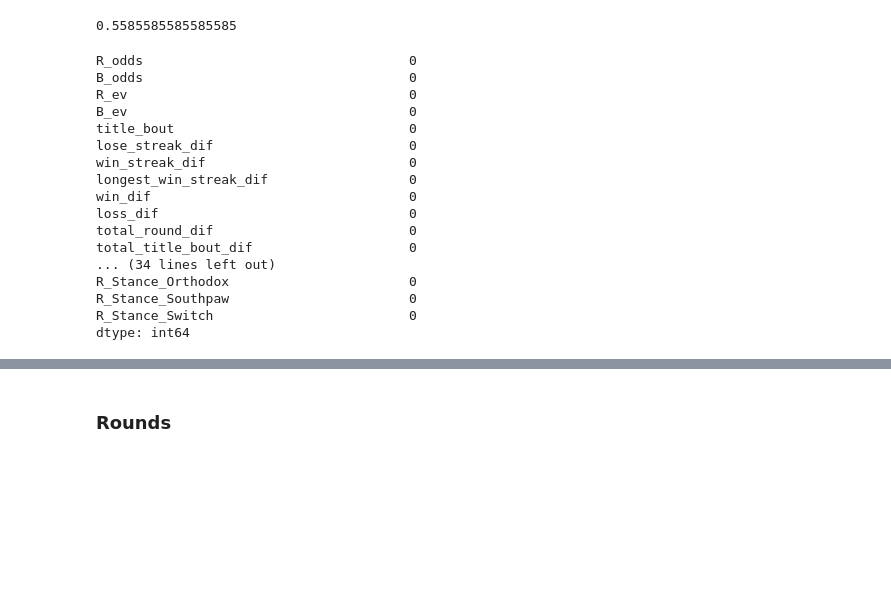
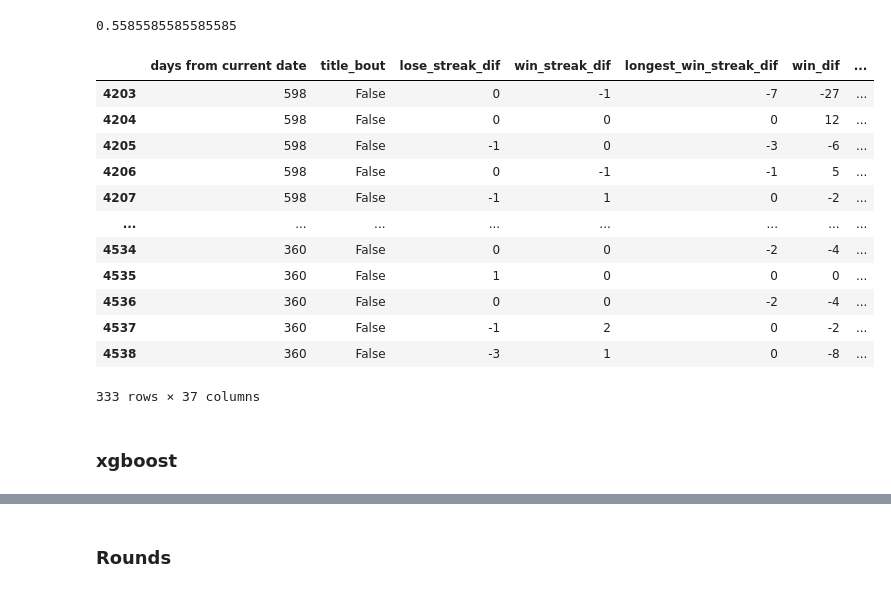
Before and after one commit to LazarAdamovic/UFC-fight-predictor, a Jupyter notebook: Attempt_2/models.ipynb, the cells around one changed output, grey strips where cells are left out. Drawn from its saved outputs; the diff is of its cells as text; code cells hidden in the pictures; blank space fills up the shorter version.

```diff
--- a/Attempt_2/models.ipynb
+++ b/Attempt_2/models.ipynb
@@ -223,25 +223,23 @@ Pipeline(steps=[('standardscaler', StandardScaler()),
 pipe.score(n_predictor_test, target_test['Winner_Red'])
 # %% [output]
 0.5585585585585585
-# %%
-f_predictor_train.isnull().sum()
-# %% [output]
-R_odds                                  0
-B_odds                                  0
-R_ev                                    0
-B_ev                                    0
-title_bout                              0
-lose_streak_dif                         0
-win_streak_dif                          0
-longest_win_streak_dif                  0
-win_dif                                 0
-loss_dif                                0
-total_round_dif                         0
-total_title_bout_dif                    0
-... (34 lines left out)
-R_Stance_Orthodox                       0
-R_Stance_Southpaw                       0
-R_Stance_Switch                         0
-dtype: int64
+# %%
+n_predictor_test
+# %% [output]
+|  | days from current date | title_bout | lose_streak_dif | win_streak_dif | longest_win_streak_dif | win_dif | ... |
+| 4203 | 598 | False | 0 | -1 | -7 | -27 | ... |
+| 4204 | 598 | False | 0 | 0 | 0 | 12 | ... |
+| 4205 | 598 | False | -1 | 0 | -3 | -6 | ... |
+| 4206 | 598 | False | 0 | -1 | -1 | 5 | ... |
+| 4207 | 598 | False | -1 | 1 | 0 | -2 | ... |
+| ... | ... | ... | ... | ... | ... | ... | ... |
+| 4534 | 360 | False | 0 | 0 | -2 | -4 | ... |
+| 4535 | 360 | False | 1 | 0 | 0 | 0 | ... |
+| 4536 | 360 | False | 0 | 0 | -2 | -4 | ... |
+| 4537 | 360 | False | -1 | 2 | 0 | -2 | ... |
+| 4538 | 360 | False | -3 | 1 | 0 | -8 | ... |
+333 rows × 37 columns
 # %%
 f_predictor_train=f_predictor_train.dropna()
+# %% [markdown]
+### xgboost
```
Also changed, not shown: parts of 10 cells of this notebook, 1 other file.
